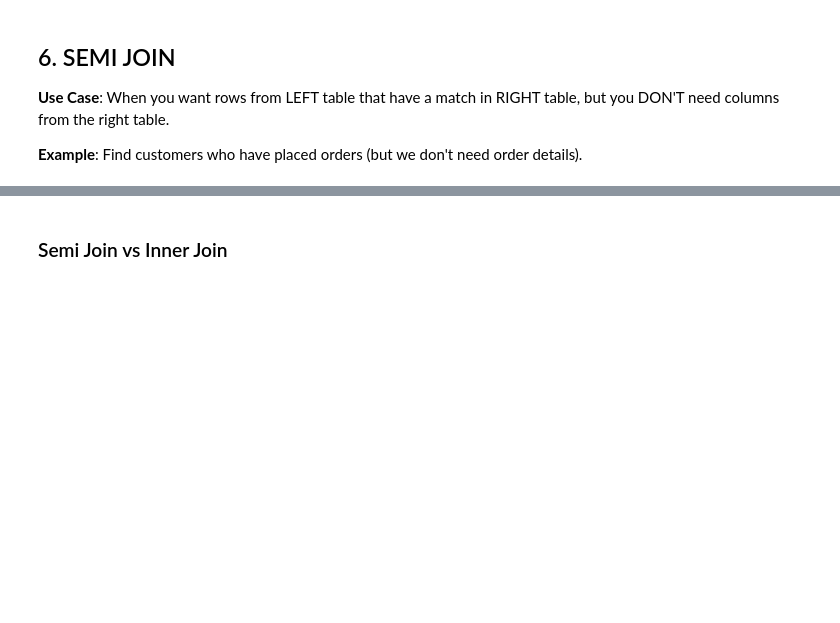
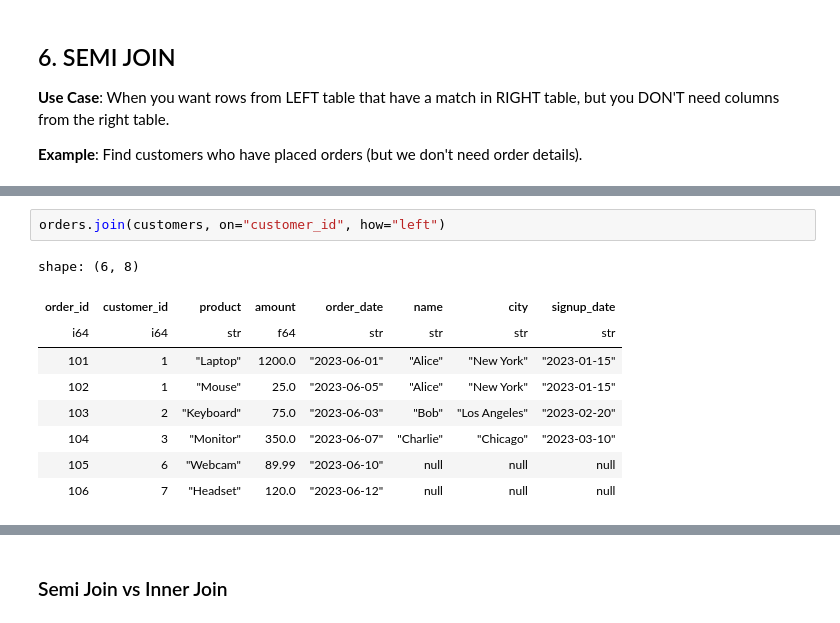
Before and after one commit to balaprasanna/learn-polars, a Jupyter notebook: 01_joins_comprehensive.ipynb, the cells around one changed output, grey strips where cells are left out. Drawn from its saved outputs; the diff is of its cells as text; blank space fills up the shorter version.

```diff
--- a/01_joins_comprehensive.ipynb
+++ b/01_joins_comprehensive.ipynb
@@ -187,0 +405,12 @@ print("Note: Each customer appears once (even if they have multiple orders)")
+# %%
+orders.join(customers, on="customer_id", how="left")
+# %% [output]
+shape: (6, 8)
+| order_id | customer_id | product | amount | order_date | name | city | signup_date |
+| i64 | i64 | str | f64 | str | str | str | str |
+| 101 | 1 | "Laptop" | 1200.0 | "2023-06-01" | "Alice" | "New York" | "2023-01-15" |
+| 102 | 1 | "Mouse" | 25.0 | "2023-06-05" | "Alice" | "New York" | "2023-01-15" |
+| 103 | 2 | "Keyboard" | 75.0 | "2023-06-03" | "Bob" | "Los Angeles" | "2023-02-20" |
+| 104 | 3 | "Monitor" | 350.0 | "2023-06-07" | "Charlie" | "Chicago" | "2023-03-10" |
+| 105 | 6 | "Webcam" | 89.99 | "2023-06-10" | null | null | null |
+| 106 | 7 | "Headset" | 120.0 | "2023-06-12" | null | null | null |
```
Also changed, not shown: parts of 31 cells of this notebook, 1 other file.
